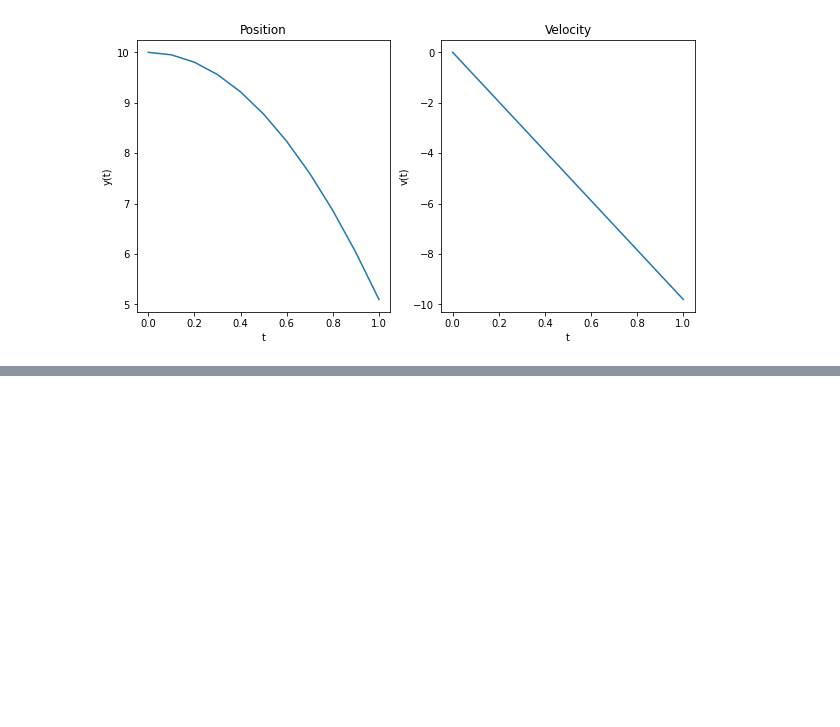
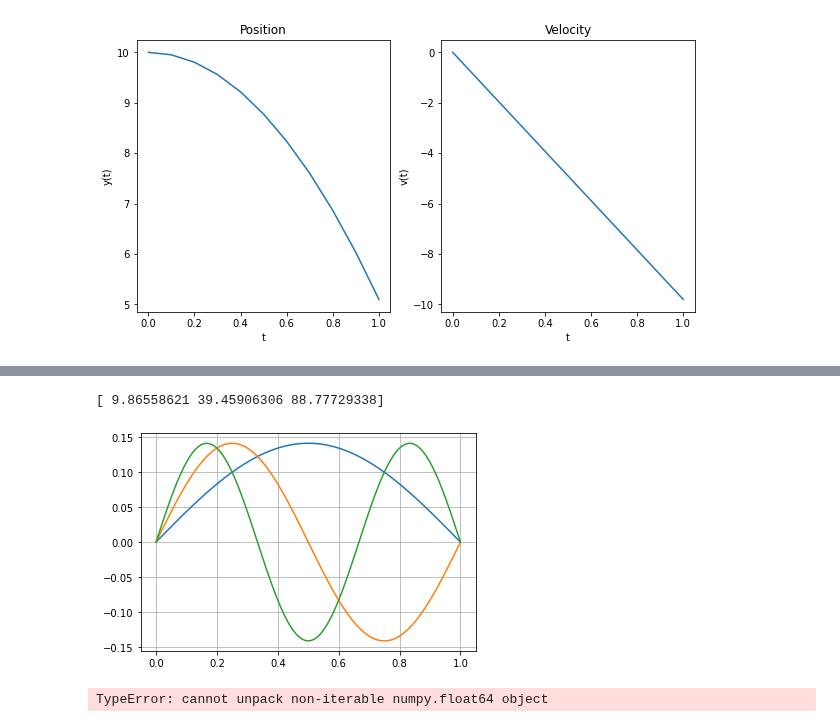
Before and after one commit to franklinzppa/fisica-computacional, a Jupyter notebook: Final Project.ipynb, the cells around one changed output, grey strips where cells are left out. Saved outputs shown, nothing was run; the diff lists cells and outputs as text; code cells hidden in the pictures; blank space fills up the shorter version.

```diff
--- a/Final Project.ipynb
+++ b/Final Project.ipynb
@@ -92,0 +134,53 @@ plt.show()
+# %%
+# We have zeros around 10, 40 and 90
+
+from scipy.optimize import newton
+
+E = newton(shoot, (10, 40, 90))
+print(E)
+
+psi1 = solve_schrodinger(E[0])
+psi2 = solve_schrodinger(E[1])
+psi3 = solve_schrodinger(E[2])
+# %% [output]
+[ 9.86558621 39.45906306 88.77729338]
+# %%
+# Normalization
+
+def normalize(psi):
+    norm = np.linalg.norm(psi)
+    return psi/norm
+
+psi1 = normalize(psi1)
+psi2 = normalize(psi2)
+psi3 = normalize(psi3)
+# %%
+plt.plot(x, psi1)
+plt.plot(x, psi2)
+plt.plot(x, psi3)
+plt.grid()
+plt.show()
+# %% [output]
+[figure, added]
+# %%
+# Lets try an harmonic potential
+
+L = 1.0
+dx = 0.1
+x = np.arange(-L, L+dx, dx)
+
+V = x**2
+
+@np.vectorize
+def f(t, z, E, V):
+    psi, psi_prime = z
+    dpsi_dt = psi_prime
+    dpsi_prime_dt = (V-E)*psi
+    return dpsi_dt, dpsi_prime_dt
+
+E = 10.0 # Guess
+
+sol = solve_ivp(f, t_span=(-L,L), y0=[0, 1], t_eval=x, args=[E, V])
+psi, psi_prime = sol.y
+# %% [output]
+TypeError: cannot unpack non-iterable numpy.float64 object
```
Also changed, not shown: parts of 2 cells of this notebook.
